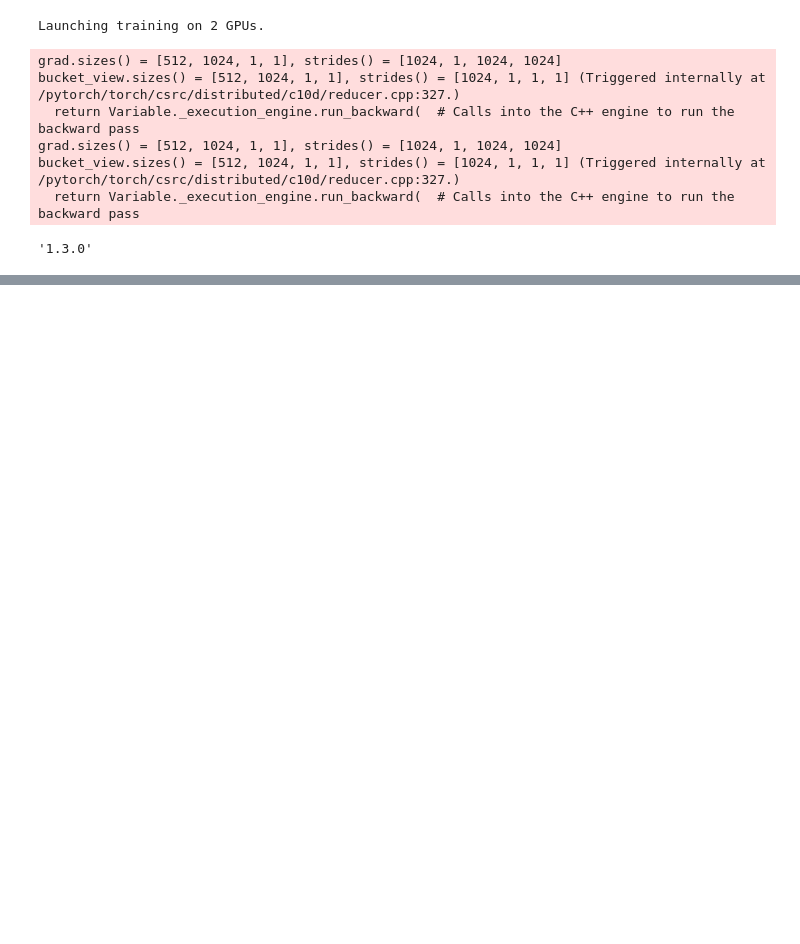
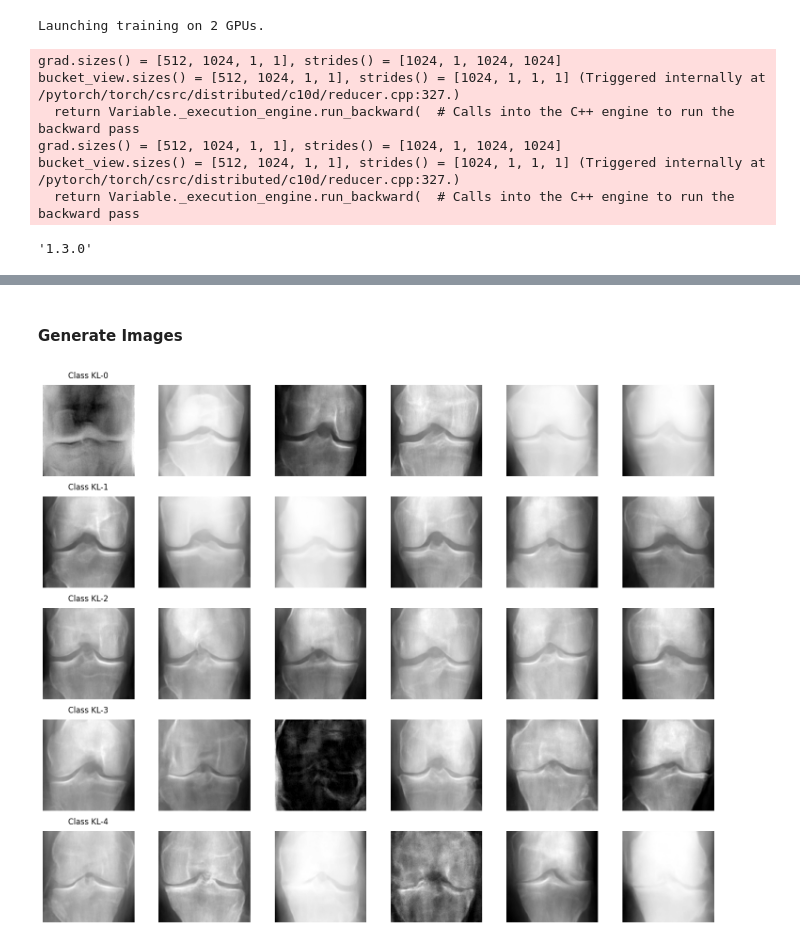
Before and after one commit to khizar-anjum/KneeOAGen, a Jupyter notebook: conditional_diffusion_notebook.ipynb, the cells around one changed output, grey strips where cells are left out. Cells and saved outputs as stored; diff of their text form; code cells hidden in the pictures; blank space fills up the shorter version.

```diff
--- a/conditional_diffusion_notebook.ipynb
+++ b/conditional_diffusion_notebook.ipynb
@@ -323,0 +344,6 @@ accelerate.__version__
+# %%
+from diffusers import DDPMPipeline
+
+# Load the saved pipeline from the output directory
+pipeline = DDPMPipeline.from_pretrained(config.output_dir)
+pipeline.to("cuda")
@@ -323,0 +364,2 @@ accelerate.__version__
+# %% [markdown]
+#### Generate Images
@@ -323,0 +414,27 @@ accelerate.__version__
+# %%
+# Load the saved images back for plotting
+loaded_images = []
+for i in range(num_rows):
+    row_images = []
+    for j in range(num_cols):
+        filename = os.path.join(save_dir, f"image_class{i}_sample{j}.png")
+        img = torchvision.io.read_image(filename)[0] / 255.0  # Convert to [0,1] range
+        row_images.append(img)
+    loaded_images.append(row_images)
+images = torch.stack([torch.stack(row) for row in loaded_images]).reshape(num_images, 1, 128, 128)
+
+# Create the plot
+fig, axes = plt.subplots(num_rows, num_cols, figsize=(15, 12))
+for i in range(num_rows):
+    for j in range(num_cols):
+        idx = i * num_cols + j
+        ax = axes[i, j]
+        ax.imshow(images[idx, 0], cmap='gray')
+        ax.axis('off')
+        if j == 0:  # Add label on the left side
+            ax.set_title(f'Class KL-{i}', pad=10)
+
+plt.tight_layout()
+plt.show()
+# %% [output]
+[figure, added]
```
Also changed, not shown: parts of 12 cells of this notebook, 33 other files.
